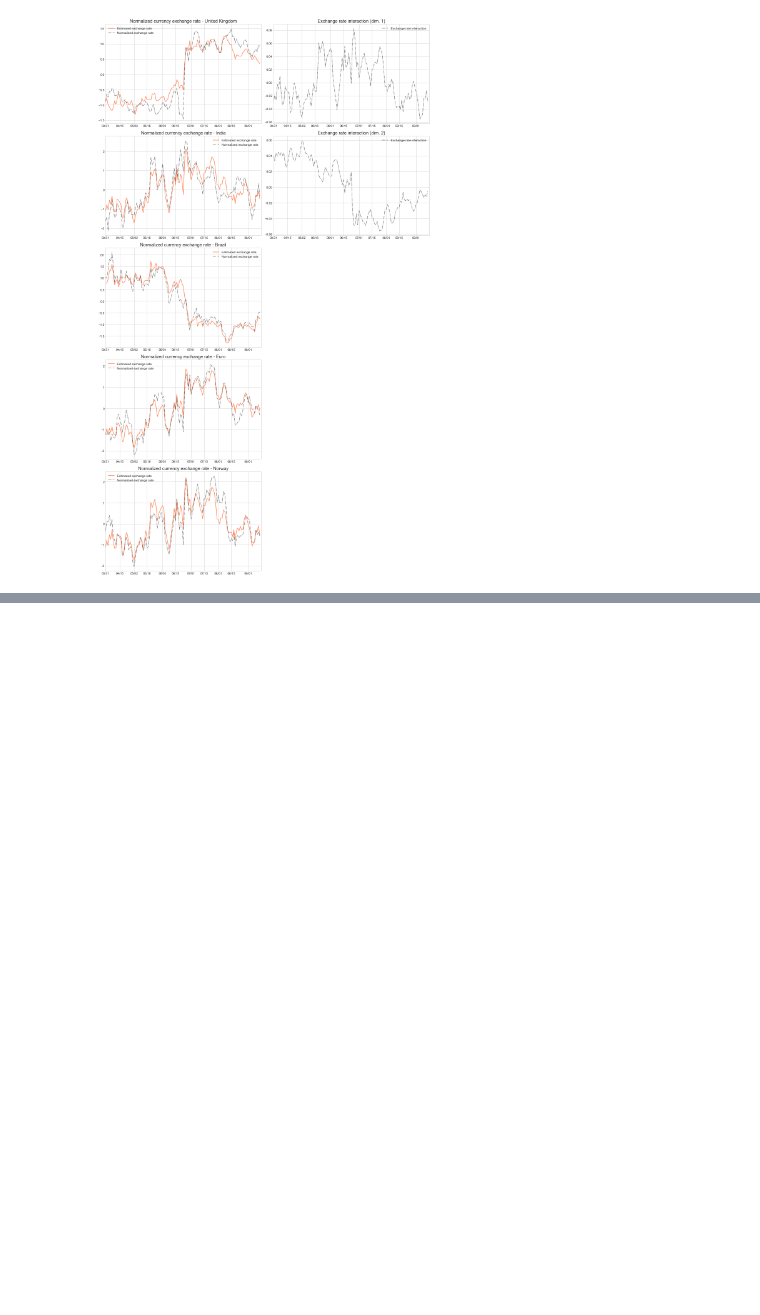
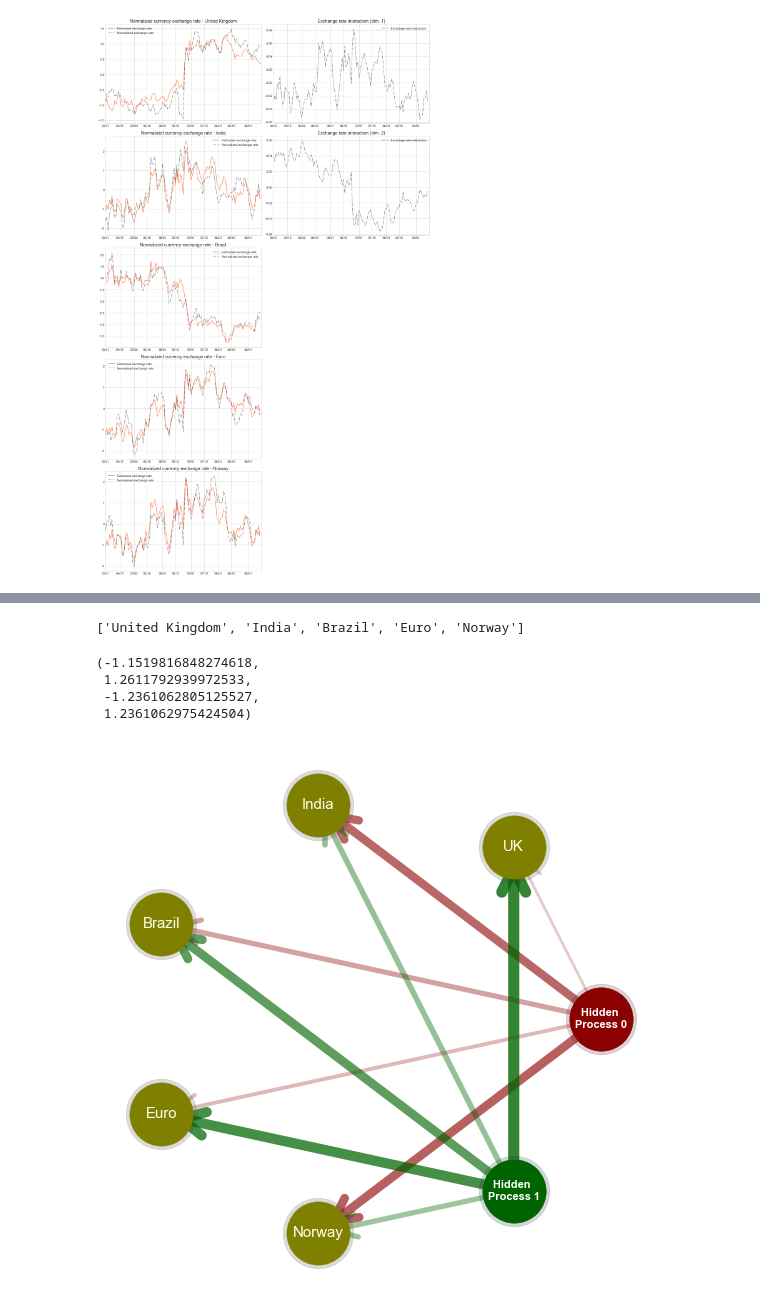
Before and after one commit to marcoapintoo/kalman, a Jupyter notebook: doc/currency_exchange/CurrencyRatesExample.ipynb, the cells around one changed output, grey strips where cells are left out. Cells and saved outputs as stored; diff of their text form; code cells hidden in the pictures; blank space fills up the shorter version.

```diff
--- a/doc/currency_exchange/CurrencyRatesExample.ipynb
+++ b/doc/currency_exchange/CurrencyRatesExample.ipynb
@@ -680,0 +691,79 @@ plot_fitted_data(countries, params4.Xs, params4.Ys, Y, dates=ticks_from_first_we
+# %%
+countries
+# %% [output]
+['United Kingdom', 'India', 'Brazil', 'Euro', 'Norway']
+# %%
+H1 = (params4.H.T / np.abs(params4.H).sum(axis=1)).T
+
+G = nx.DiGraph()
+#print(H1, "...", H1.shape[0], len(countries))
+for c in range(H1.shape[1]):
+    hidden = "Hidden \nProcess {0}".format(c)
+    for r, country in enumerate(countries):
+        country = "UK" if country == "United Kingdom" else country
+        G.add_edge(hidden, country, weight=np.abs(H1[r, c]))
+
+
+pos = nx.circular_layout(G)  # positions for all nodes
+
+plt.figure(figsize=(10, 10))
+
+colors = ["darkred", "darkgreen", "darkblue"]
+
+nx.draw_networkx_nodes(G, pos, node_size=5000, node_color="darkblue", node_shape="o", alpha=0.1)
+
+nodelistC = [k for k, v in pos.items() if not k.startswith("Hidden")]
+labellistC = {k: k for k, v in pos.items() if not k.startswith("Hidden")}
+#posH = {k: v for k, v in pos.items() if k.starswith("Hidden")}
+nx.draw_networkx_nodes(G, pos, node_size=5000, node_color="olive", node_shape="o", alpha=0.1, nodelist=nodelistC)
+nx.draw_networkx_nodes(G, pos, node_size=4000, node_color="olive", node_shape="o", alpha=1)
+nx.draw_networkx_labels(G, pos, font_size=15, font_family='sans-serif', font_color="ivory", labels=labellistC)
+for c in range(H1.shape[1]):
+    hidden = "Hidden \nProcess {0}".format(c)
+    nodelistC = [k for k, v in pos.items() if k == hidden]
+    labellistC = {k: k for k, v in pos.items() if k == hidden}
+    nx.draw_networkx_nodes(G, pos, node_size=5000, node_color=colors[c], node_shape="o", alpha=0.1, nodelist=nodelistC)
+    nx.draw_networkx_nodes(G, pos, node_size=4000, node_color=colors[c], node_shape="o", alpha=1, nodelist=nodelistC)
+    nx.draw_networkx_labels(G, pos, font_size=11, font_family='sans-serif', font_color="white", font_weight="bold", labels=labellistC)
+
+#
+for c in range(H1.shape[1]):
+    hidden = "Hidden \nProcess {0}".format(c)
+    #edges_hp = [(u, v) for (u, v, d) in G.edges(data=True) if u == hidden]
+    for (u, v, d) in G.edges(data=True):
+        if u != hidden and v != hidden: continue
+        arrowstyle = "simple"
+        arrowstyle = "wedge"
+        arrowstyle = "->"
+        width = 20
+        """
+        nx.draw_networkx_edges(G, pos,
+                               edgelist=[(u, v)],
+                               width=width * d["weight"],
+                               arrowstyle=arrowstyle,
+                               #arrowsize=100,
+                               arrows=True,
+                               #alpha=0.5,
+                               alpha=d["weight"],
+                               edge_color=colors[c])#, style='dashed')
+        """
+        nx.draw_networkx_edges(G, pos,
+                               edgelist=[(u, v)],
+                               width=0.7 * width * d["weight"],
+                               arrowstyle=arrowstyle,
+                               arrowsize=60,
+                               arrows=True,
+                               #alpha=0.85,
+                               alpha=d["weight"],
+                               edge_color=colors[c])#, style='dashed')
+plt.xticks([])
+plt.yticks([])
+#fig.patch.set_visible(False)
+plt.gca().axis('off')
+#nx.draw_networkx_edges(G, pos,width=6)
+# %% [output]
+(-1.1519816848274618,
+ 1.2611792939972533,
+ -1.2361062805125527,
+ 1.2361062975424504)
+[figure, added]
```
Also changed, not shown: parts of 8 cells of this notebook, 5 other files.
